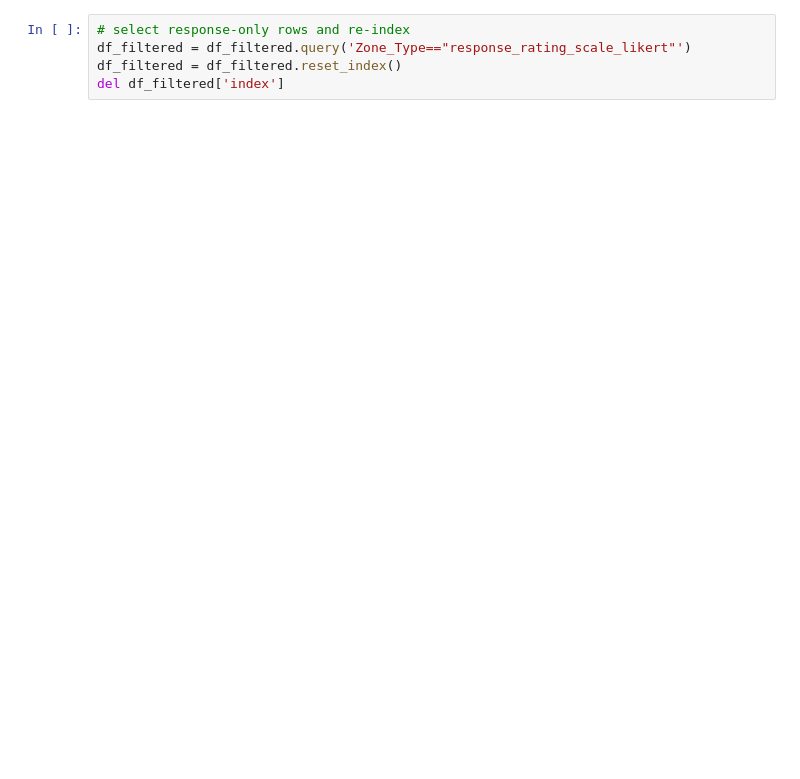
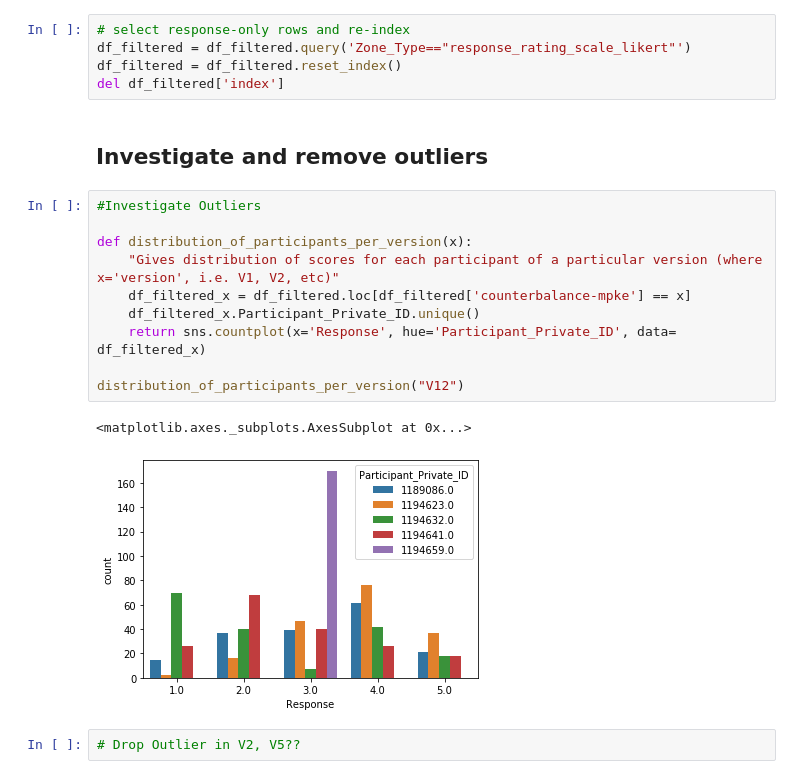
Before and after one commit to sbruinsma1/cort_language, a Jupyter notebook: notebooks/pilot_cort_scaling_gorilla_ana.ipynb, the cells around one changed output. Saved outputs shown, nothing was run; the diff lists cells and outputs as text; blank space fills up the shorter version.

```diff
--- a/notebooks/pilot_cort_scaling_gorilla_ana.ipynb
+++ b/notebooks/pilot_cort_scaling_gorilla_ana.ipynb
@@ -45,3 +46,20 @@ Index(['Spreadsheet Row', 'Zone_Type', 'trial_dur_ms', 'V5', 'V7', 'V6',
 df_filtered = df_filtered.query('Zone_Type=="response_rating_scale_likert"')
 df_filtered = df_filtered.reset_index()
 del df_filtered['index']
+# %% [markdown]
+## Investigate and remove outliers
+# %%
+#Investigate Outliers
+
+def distribution_of_participants_per_version(x):
+    "Gives distribution of scores for each participant of a particular version (where x='version', i.e. V1, V2, etc)"
+    df_filtered_x = df_filtered.loc[df_filtered['counterbalance-mpke'] == x]
+    df_filtered_x.Participant_Private_ID.unique()
+    return sns.countplot(x='Response', hue='Participant_Private_ID', data= df_filtered_x)
+
+distribution_of_participants_per_version("V12")
+# %% [output]
+<matplotlib.axes._subplots.AxesSubplot at 0x...>
+[figure, added]
+# %%
+# Drop Outlier in V2, V5??
```
Also changed, not shown: parts of 17 cells of this notebook.
